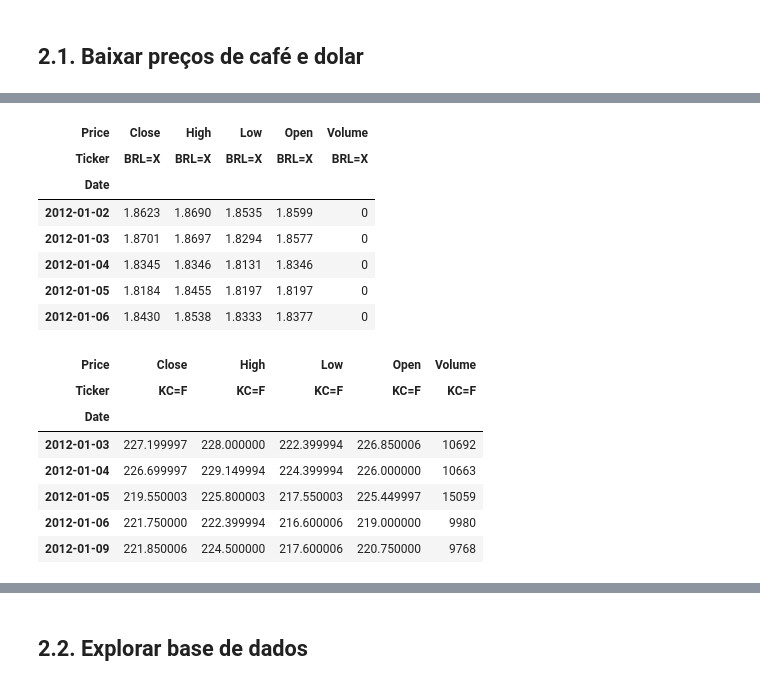
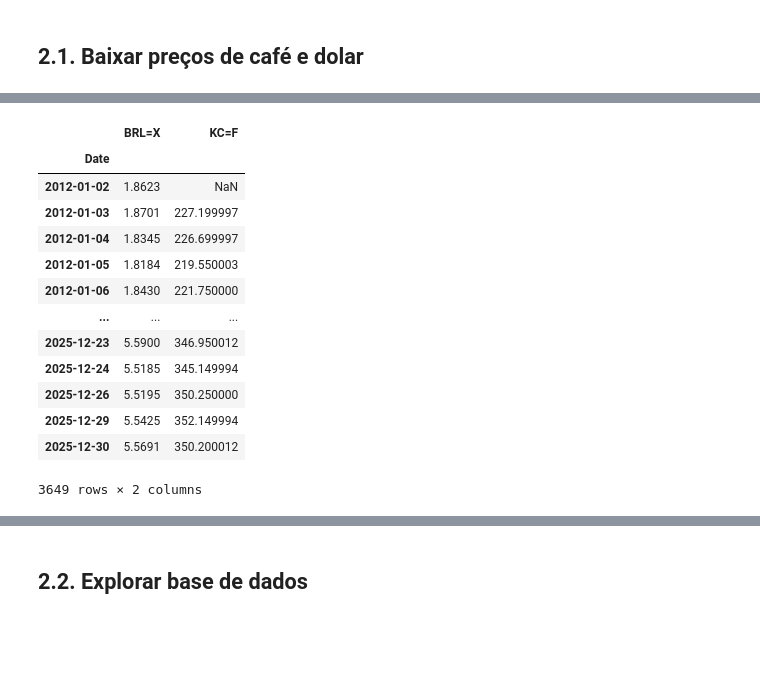
Before and after one commit to eulergomees/lstm_coffee_price, a Jupyter notebook: lstm_coffee_price.ipynb, the cells around one changed output, grey strips where cells are left out. Cells and saved outputs as stored; diff of their text form; code cells hidden in the pictures; blank space fills up the shorter version.

```diff
--- a/lstm_coffee_price.ipynb
+++ b/lstm_coffee_price.ipynb
@@ -38,6 +35,12 @@ Device: cuda
 # %% [markdown]
 ## 2.1. Baixar preços de café e dolar
 # %%
-coffee = yf.download("KC=F", start="2012-01-01", end="2025-12-31", interval="1d")
-dollar = yf.download("BRL=X", start="2012-01-01", end="2025-12-31", interval="1d")
+raw = yf.download(
+    ["KC=F", "BRL=X"],
+    start="2012-01-01",
+    end="2025-12-31",
+    interval="1d"
+)
+
+raw
 # %% [output]
@@ -46,23 +63,20 @@ dollar = yf.download("BRL=X", start="2012-01-01", end="2025-12-31", interval="1d
-# %%
-dollar.head()
-# %% [output]
-| Price | Close | High | Low | Open | Volume |
-| Ticker | BRL=X | BRL=X | BRL=X | BRL=X | BRL=X |
-| Date |  |  |  |  |  |
-| 2012-01-02 | 1.8623 | 1.8690 | 1.8535 | 1.8599 | 0 |
-| 2012-01-03 | 1.8701 | 1.8697 | 1.8294 | 1.8577 | 0 |
-| 2012-01-04 | 1.8345 | 1.8346 | 1.8131 | 1.8346 | 0 |
-| 2012-01-05 | 1.8184 | 1.8455 | 1.8197 | 1.8197 | 0 |
-| 2012-01-06 | 1.8430 | 1.8538 | 1.8333 | 1.8377 | 0 |
 # %%
-coffee.head()
+df_market = raw["Close"].copy()
+df_market.columns.name = None
+df_market
 # %% [output]
-| Price | Close | High | Low | Open | Volume |
-| Ticker | KC=F | KC=F | KC=F | KC=F | KC=F |
-| Date |  |  |  |  |  |
-| 2012-01-03 | 227.199997 | 228.000000 | 222.399994 | 226.850006 | 10692 |
-| 2012-01-04 | 226.699997 | 229.149994 | 224.399994 | 226.000000 | 10663 |
-| 2012-01-05 | 219.550003 | 225.800003 | 217.550003 | 225.449997 | 15059 |
-| 2012-01-06 | 221.750000 | 222.399994 | 216.600006 | 219.000000 | 9980 |
-| 2012-01-09 | 221.850006 | 224.500000 | 217.600006 | 220.750000 | 9768 |
+|  | BRL=X | KC=F |
+| Date |  |  |
+| 2012-01-02 | 1.8623 | NaN |
+| 2012-01-03 | 1.8701 | 227.199997 |
+| 2012-01-04 | 1.8345 | 226.699997 |
+| 2012-01-05 | 1.8184 | 219.550003 |
+| 2012-01-06 | 1.8430 | 221.750000 |
+| ... | ... | ... |
+| 2025-12-23 | 5.5900 | 346.950012 |
+| 2025-12-24 | 5.5185 | 345.149994 |
+| 2025-12-26 | 5.5195 | 350.250000 |
+| 2025-12-29 | 5.5425 | 352.149994 |
+| 2025-12-30 | 5.5691 | 350.200012 |
+3649 rows × 2 columns
 # %%
```
Also changed, not shown: parts of 12 cells of this notebook, 2 other files.
